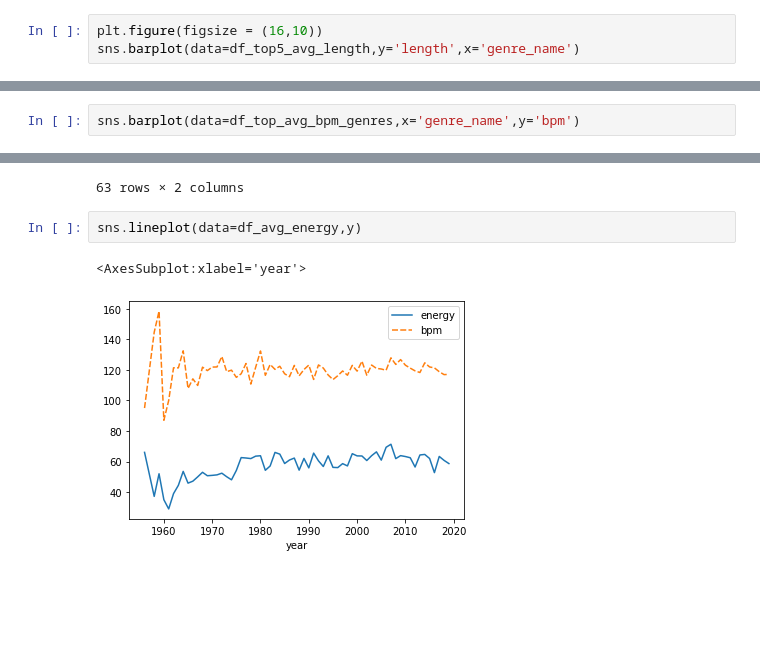
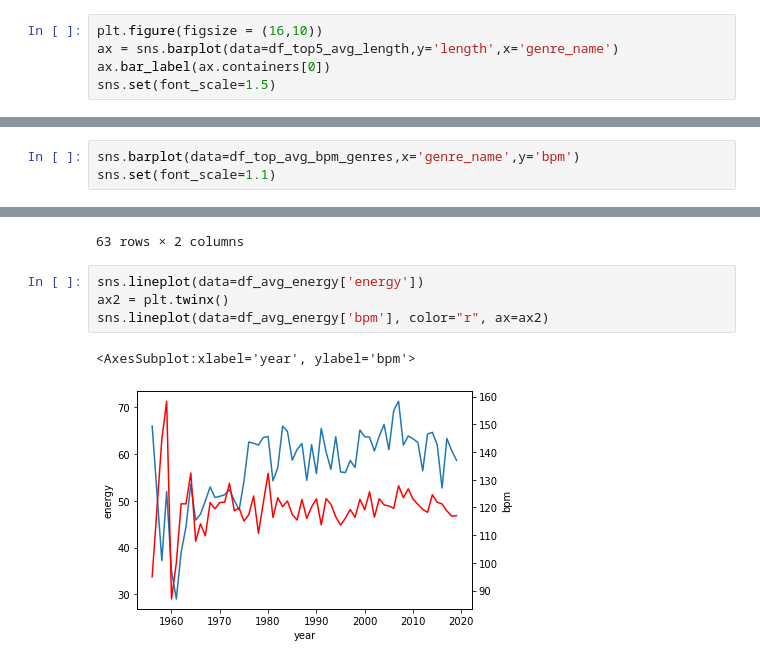
Before and after one commit to mcslender97/data_ans_team_project, a Jupyter notebook: Spotify-data-ans.ipynb, the cells around one changed output, grey strips where cells are left out. Cells and saved outputs as stored; diff of their text form; blank space fills up the shorter version.

Commit message:
Change color and font

```diff
--- a/Spotify-data-ans.ipynb
+++ b/Spotify-data-ans.ipynb
@@ -122,5 +122,7 @@ df_top5_avg_length
 | 4 | funk | 353.384615 |
 # %%
 plt.figure(figsize = (16,10))
-sns.barplot(data=df_top5_avg_length,y='length',x='genre_name')
+ax = sns.barplot(data=df_top5_avg_length,y='length',x='genre_name')
+ax.bar_label(ax.containers[0])
+sns.set(font_scale=1.5)
 # %% [output]
@@ -145,4 +146,5 @@ df_top_avg_bpm_genres
 | 4 | laboratorio | 189.0 |
 # %%
 sns.barplot(data=df_top_avg_bpm_genres,x='genre_name',y='bpm')
+sns.set(font_scale=1.1)
 # %% [output]
@@ -167,7 +168,9 @@ df_avg_energy
 | 2019 | 58.666667 | 117.047619 |
 63 rows × 2 columns
 # %%
-sns.lineplot(data=df_avg_energy,y)
+sns.lineplot(data=df_avg_energy['energy'])
+ax2 = plt.twinx()
+sns.lineplot(data=df_avg_energy['bpm'], color="r", ax=ax2)
 # %% [output]
-<AxesSubplot:xlabel='year'>
+<AxesSubplot:xlabel='year', ylabel='bpm'>
-[figure, old version]
+[figure, new version]
```
Also changed, not shown: parts of 4 cells of this notebook.
